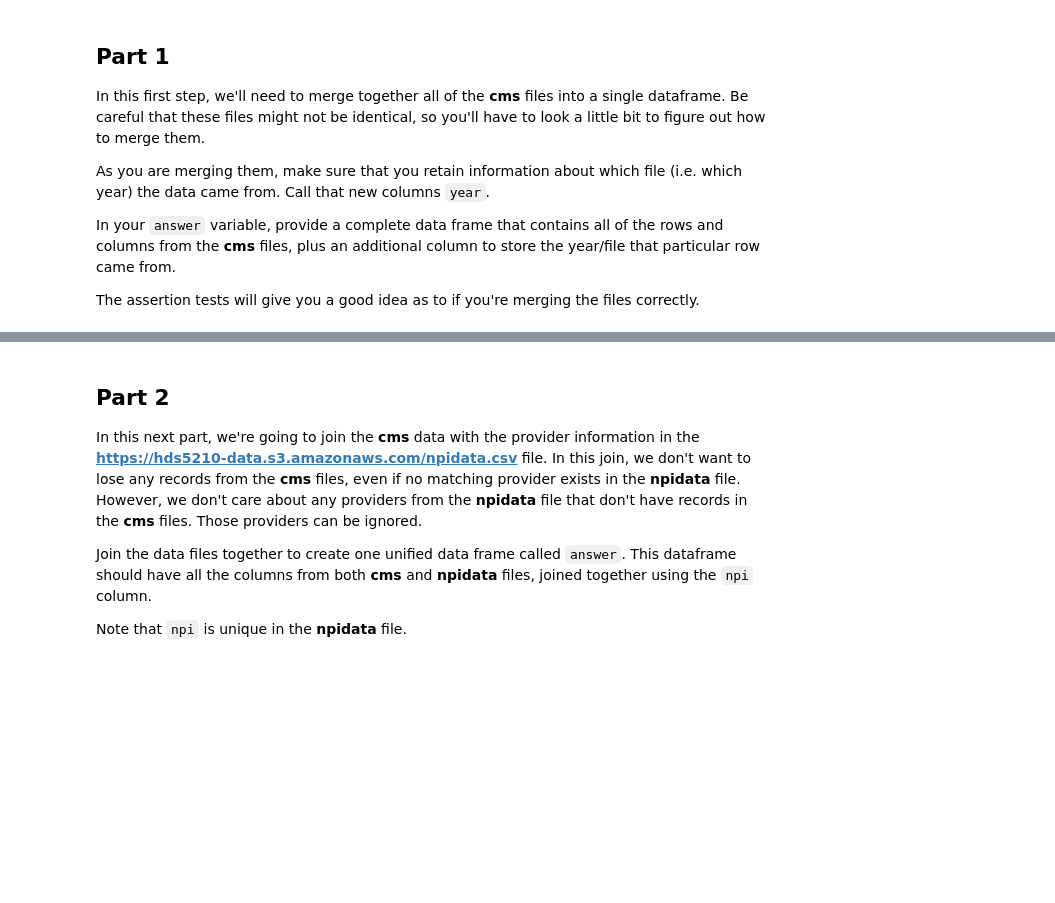
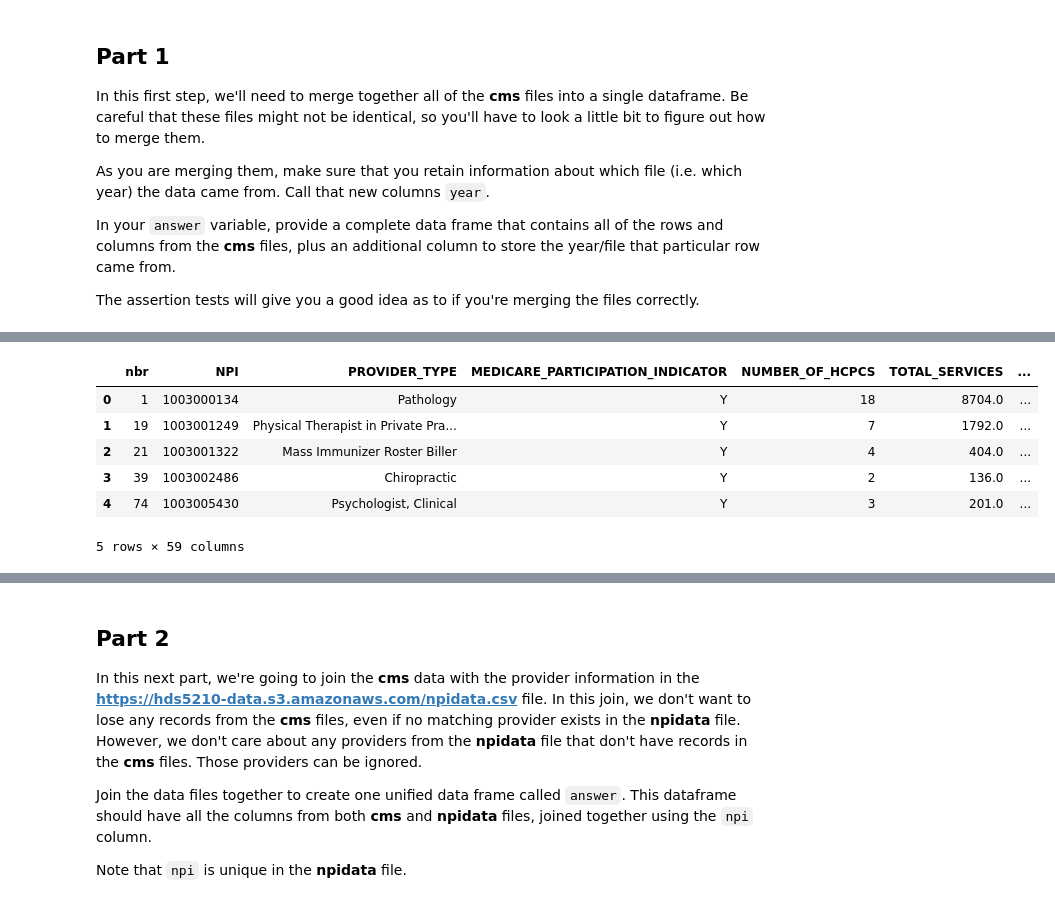
Before and after one commit to mrunal028/hds5210-2023, a Jupyter notebook: week14/week14_assignment_2.ipynb, the cells around one changed output, grey strips where cells are left out. Cells and saved outputs as stored; diff of their text form; code cells hidden in the pictures; blank space fills up the shorter version.

```diff
--- a/week14/week14_assignment_2.ipynb
+++ b/week14/week14_assignment_2.ipynb
@@ -41,0 +72,10 @@ answer = None
+# %%
+cms_2016.head()
+# %% [output]
+|  | nbr | NPI | PROVIDER_TYPE | MEDICARE_PARTICIPATION_INDICATOR | NUMBER_OF_HCPCS | TOTAL_SERVICES | ... |
+| 0 | 1 | 1003000134 | Pathology | Y | 18 | 8704.0 | ... |
+| 1 | 19 | 1003001249 | Physical Therapist in Private Pra... | Y | 7 | 1792.0 | ... |
+| 2 | 21 | 1003001322 | Mass Immunizer Roster Biller | Y | 4 | 404.0 | ... |
+| 3 | 39 | 1003002486 | Chiropractic | Y | 2 | 136.0 | ... |
+| 4 | 74 | 1003005430 | Psychologist, Clinical | Y | 3 | 201.0 | ... |
+5 rows × 59 columns
```
Also changed, not shown: parts of 21 cells of this notebook.
